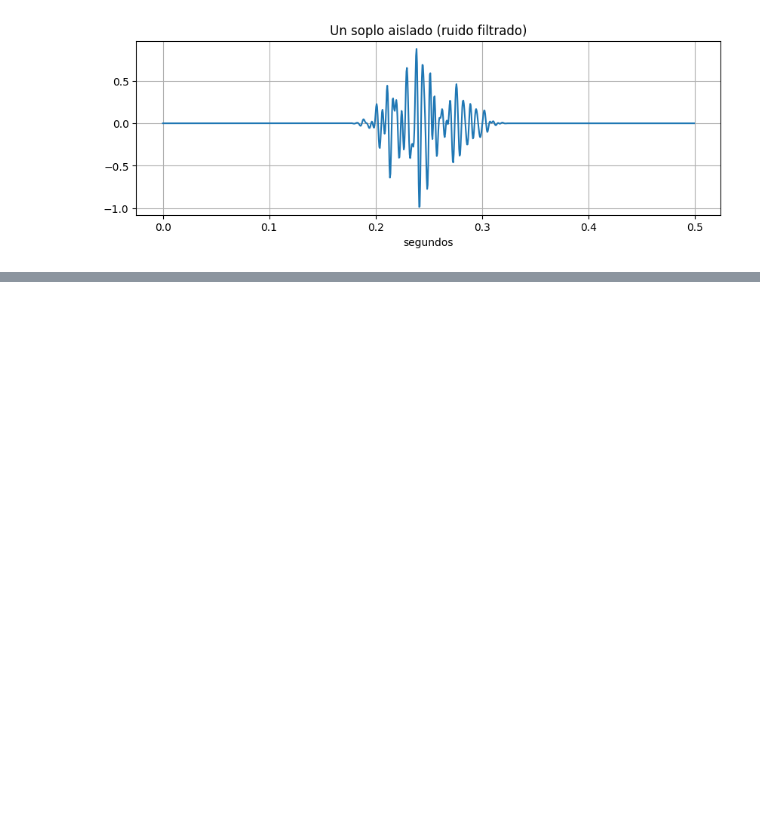
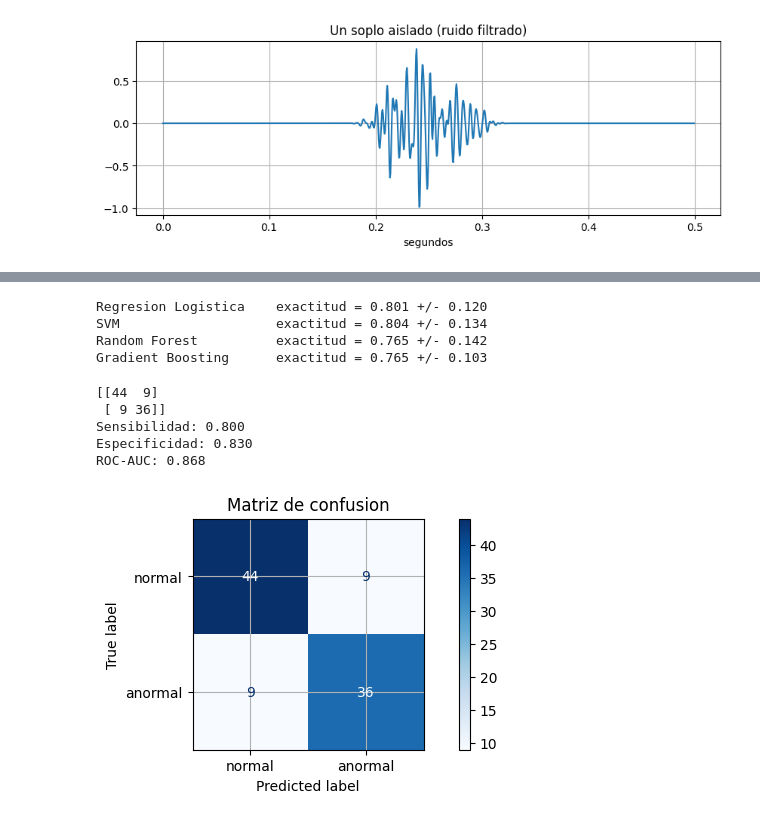
Before and after one commit to fortunatoramirez/clasificador-ac, a Jupyter notebook: notebooks/entorno.ipynb, the cells around one changed output, grey strips where cells are left out. Saved outputs shown, nothing was run; the diff lists cells and outputs as text; code cells hidden in the pictures; blank space fills up the shorter version.

```diff
--- a/notebooks/entorno.ipynb
+++ b/notebooks/entorno.ipynb
@@ -324,0 +376,4 @@ Anormal:
+# %%
+feature_cols = [c for c in df.columns if c not in ('paciente_id', 'etiqueta')]
+print(f"{len(feature_cols)} columnas de features")
+print(feature_cols)
@@ -324,0 +383,8 @@ Anormal:
+# %%
+X = df[feature_cols].values
+y = df['etiqueta'].values
+grupos = df['paciente_id'].values
+
+print("X:", X.shape)
+print("y:", y.shape)
+print("primeros 10 valores de grupos:", grupos[:10])
@@ -324,0 +395,9 @@ Anormal:
+# %%
+sgkf = StratifiedGroupKFold(n_splits=5, shuffle=True, random_state=0)
+
+for fold_num, (idx_entrena, idx_prueba) in enumerate(sgkf.split(X, y, groups=grupos)):
+    pacientes_entrena = set(grupos[idx_entrena])
+    pacientes_prueba = set(grupos[idx_prueba])
+    interseccion = pacientes_entrena & pacientes_prueba
+    print(f"Fold {fold_num}: {len(idx_entrena)} grabaciones entrena / {len(idx_prueba)} prueba "
+          f"-- pacientes en ambos lados a la vez: {len(interseccion)}")
@@ -324,0 +410,46 @@ Anormal:
+# %%
+modelos = {
+    'Regresion Logistica': LogisticRegression(max_iter=2000, class_weight='balanced'),
+    'SVM': SVC(kernel='rbf', class_weight='balanced'),
+    'Random Forest': RandomForestClassifier(n_estimators=200, class_weight='balanced', random_state=0),
+    'Gradient Boosting': GradientBoostingClassifier(random_state=0),
+}
+
+resultados = {}
+for nombre, modelo in modelos.items():
+    pipe = Pipeline([('escalador', StandardScaler()), ('clf', modelo)])
+    scores = cross_val_score(pipe, X, y, cv=sgkf, groups=grupos, scoring='accuracy')
+    resultados[nombre] = scores
+    print(f"{nombre:22s} exactitud = {scores.mean():.3f} +/- {scores.std():.3f}")
+# %% [output]
+Regresion Logistica    exactitud = 0.801 +/- 0.120
+SVM                    exactitud = 0.804 +/- 0.134
+Random Forest          exactitud = 0.765 +/- 0.142
+Gradient Boosting      exactitud = 0.765 +/- 0.103
+# %%
+mejor_pipe = Pipeline([('escalador', StandardScaler()), ('clf', LogisticRegression(max_iter=2000, class_weight='balanced'))])
+
+probabilidades = cross_val_predict(mejor_pipe, X, y, cv=sgkf, groups=grupos, method='predict_proba')
+predicciones = (probabilidades[:, 1] >= 0.5).astype(int)
+
+matriz = confusion_matrix(y, predicciones)
+vn, fp, fn, vp = matriz.ravel()
+sensibilidad = vp / (vp + fn)
+especificidad = vn / (vn + fp)
+auc = roc_auc_score(y, probabilidades[:, 1])
+
+print(matriz)
+print(f"Sensibilidad: {sensibilidad:.3f}")
+print(f"Especificidad: {especificidad:.3f}")
+print(f"ROC-AUC: {auc:.3f}")
+
+ConfusionMatrixDisplay(confusion_matrix=matriz, display_labels=['normal', 'anormal']).plot(cmap='Blues')
+plt.title('Matriz de confusion')
+plt.show()
+# %% [output]
+[[44  9]
+ [ 9 36]]
+Sensibilidad: 0.800
+Especificidad: 0.830
+ROC-AUC: 0.868
+[figure, added]
```
Also changed, not shown: parts of 7 cells of this notebook, 1 other file.
